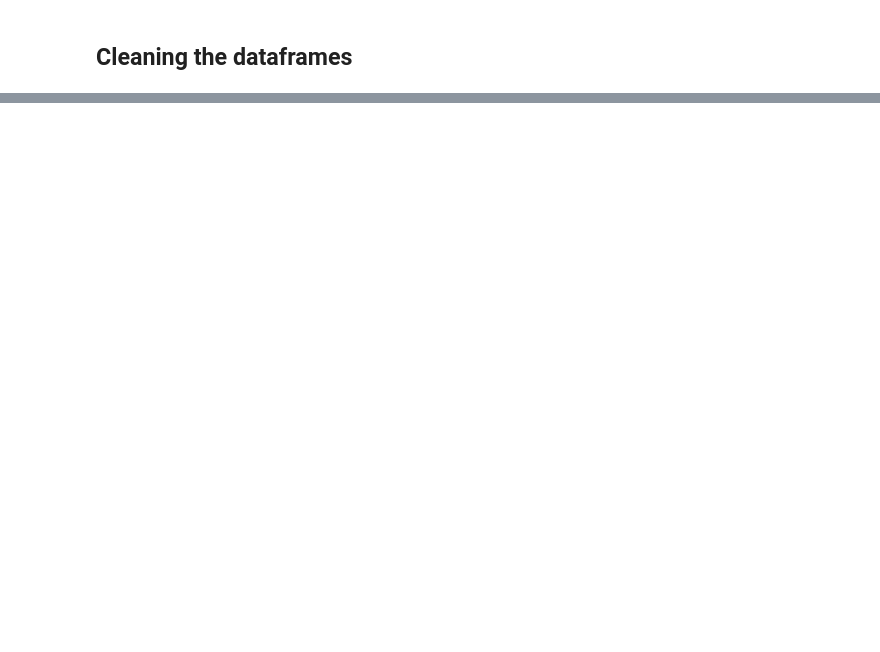
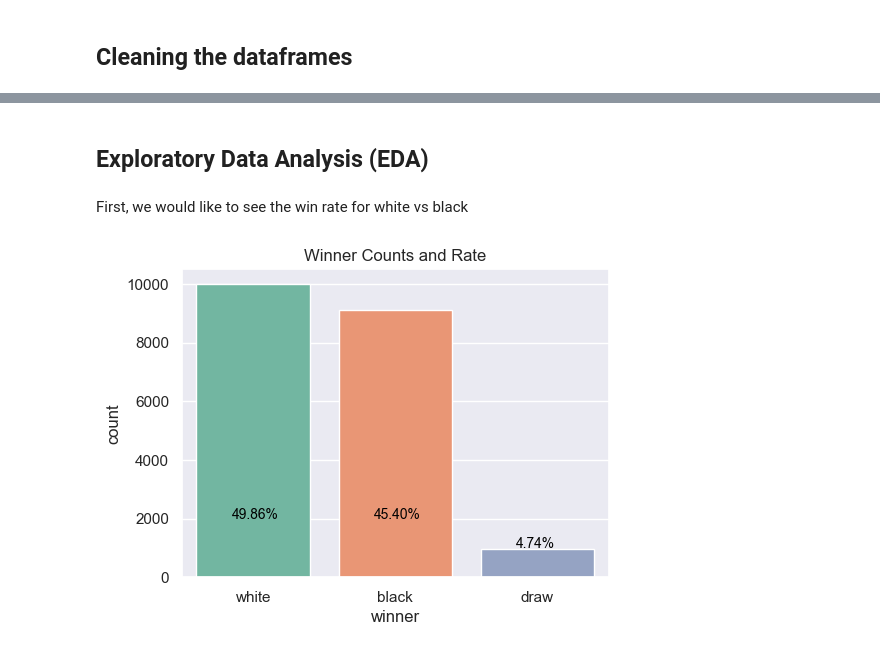
Before and after one commit to heysteph/FinalProject, a Jupyter notebook: notebook.ipynb, the cells around one changed output, grey strips where cells are left out. Saved outputs shown, nothing was run; the diff lists cells and outputs as text; code cells hidden in the pictures; blank space fills up the shorter version.

```diff
--- a/notebook.ipynb
+++ b/notebook.ipynb
@@ -83,0 +73,2 @@ array(['None', 'Gold', 'Bronze', 'Silver'], dtype=object)
+# %%
+df = games.drop(["id","rated","created_at","last_move_at","white_id","black_id"], axis=1)
@@ -83,0 +77,2 @@ array(['None', 'Gold', 'Bronze', 'Silver'], dtype=object)
+# %%
+df["first_move"] = my.first_move(df["moves"])
@@ -83,0 +81,2 @@ array(['None', 'Gold', 'Bronze', 'Silver'], dtype=object)
+# %%
+df["time_lab"] = my.label(df["increment_code"])
@@ -83,0 +99,21 @@ array(['None', 'Gold', 'Bronze', 'Silver'], dtype=object)
+# %% [markdown]
+## Exploratory Data Analysis (EDA)
+# %% [markdown]
+First, we would like to see the win rate for white vs black
+# %%
+#Calculate win rate
+a = df.winner.str.count("white").sum()/len(df)*100
+b = df.winner.str.count("black").sum()/len(df)*100
+c = 100-a-b
+
+sns.set(rc={'figure.figsize':(5.5, 4)})
+sns.countplot(data=df, x='winner', palette='Set2').set(title='Winner Counts and Rate')
+plt.annotate("%.2f%%" %(a), xy = (-0.15, 2000),fontsize = 10,
+             color = 'black')
+plt.annotate("%.2f%%" %(b), xy = (0.85, 2000),fontsize = 10,
+             color = 'black')
+plt.annotate("%.2f%%" %(c), xy = (1.85, 1000),fontsize = 10,
+             color = 'black')
+plt.show()
+# %% [output]
+[figure, added]
```
Also changed, not shown: parts of 16 cells of this notebook, 6 other files.
